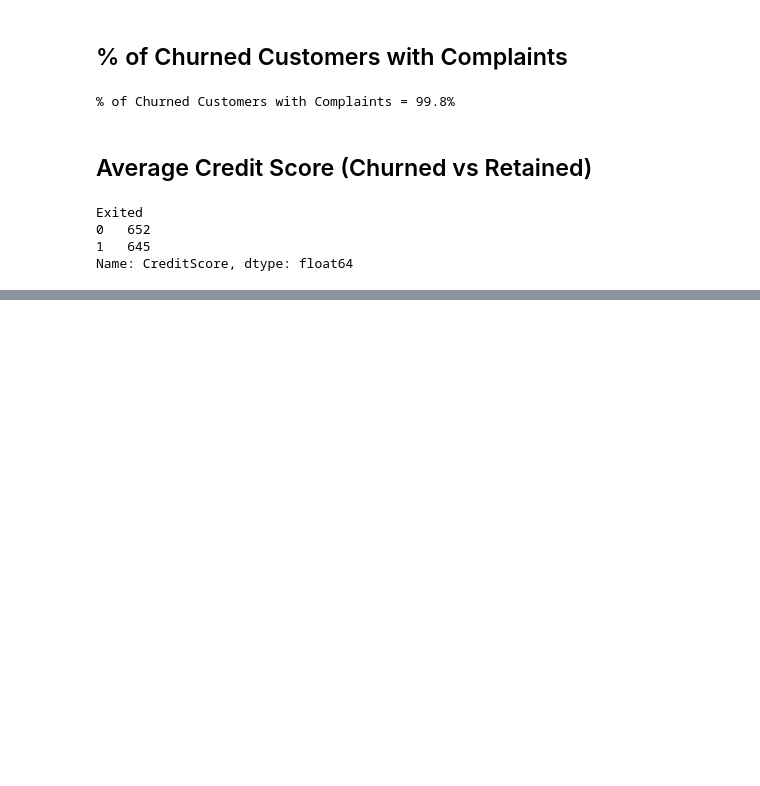
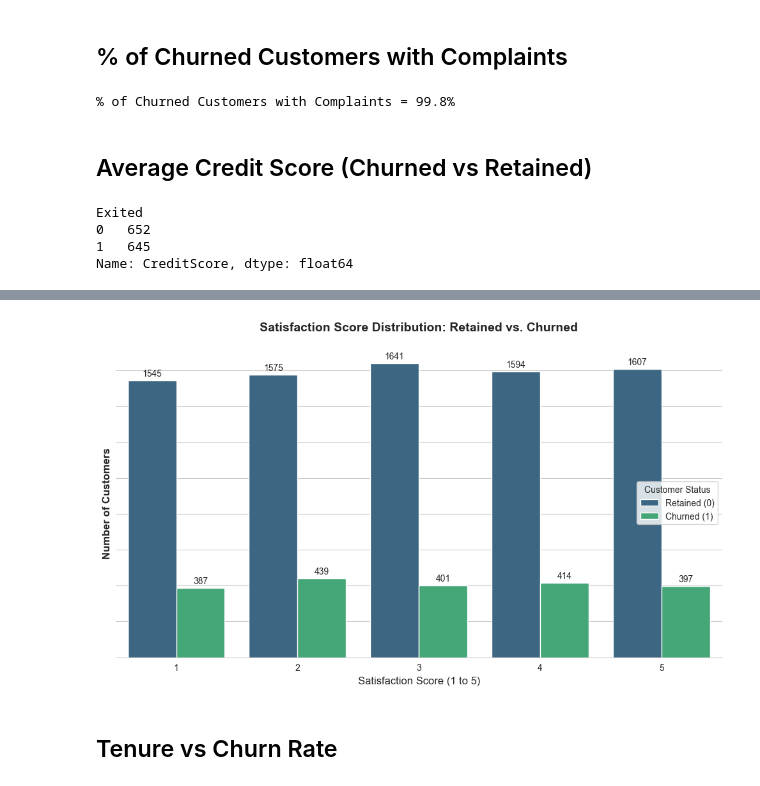
Before and after one commit to Omino250/Bank-Customer-Churn-Analysis, a Jupyter notebook: customer_churn.ipynb, the cells around one changed output, grey strips where cells are left out. Drawn from its saved outputs; the diff is of its cells as text; code cells hidden in the pictures; blank space fills up the shorter version.

```diff
--- a/customer_churn.ipynb
+++ b/customer_churn.ipynb
@@ -442,0 +470,30 @@ plt.show()
+# %%
+# Setting up the plotting canvas
+plt.figure(figsize=(10, 6))
+
+# Creating the countplot
+ax = sns.countplot(data=df, x='Satisfaction Score', hue='Exited', palette='viridis')
+
+# Add data labels directly on top of each bar
+for container in ax.containers:
+    ax.bar_label(container, fmt='%d', padding=3, fontsize=10)
+
+
+ax.tick_params(left=False, labelleft=False)
+
+
+ax.set_ylabel('Number of Customers', fontsize=12, fontweight='bold')
+
+
+sns.despine(left=True)
+
+
+plt.title('Satisfaction Score Distribution: Retained vs. Churned', pad=20, fontsize=14, fontweight='bold')
+plt.xlabel('Satisfaction Score (1 to 5)', fontsize=12)
+plt.legend(title='Customer Status', labels=['Retained (0)', 'Churned (1)'])
+plt.tight_layout()
+plt.show()
+# %% [output]
+[figure, added]
+# %% [markdown]
+## Tenure vs Churn Rate
```
Also changed, not shown: parts of 42 cells of this notebook, 4 other files.
